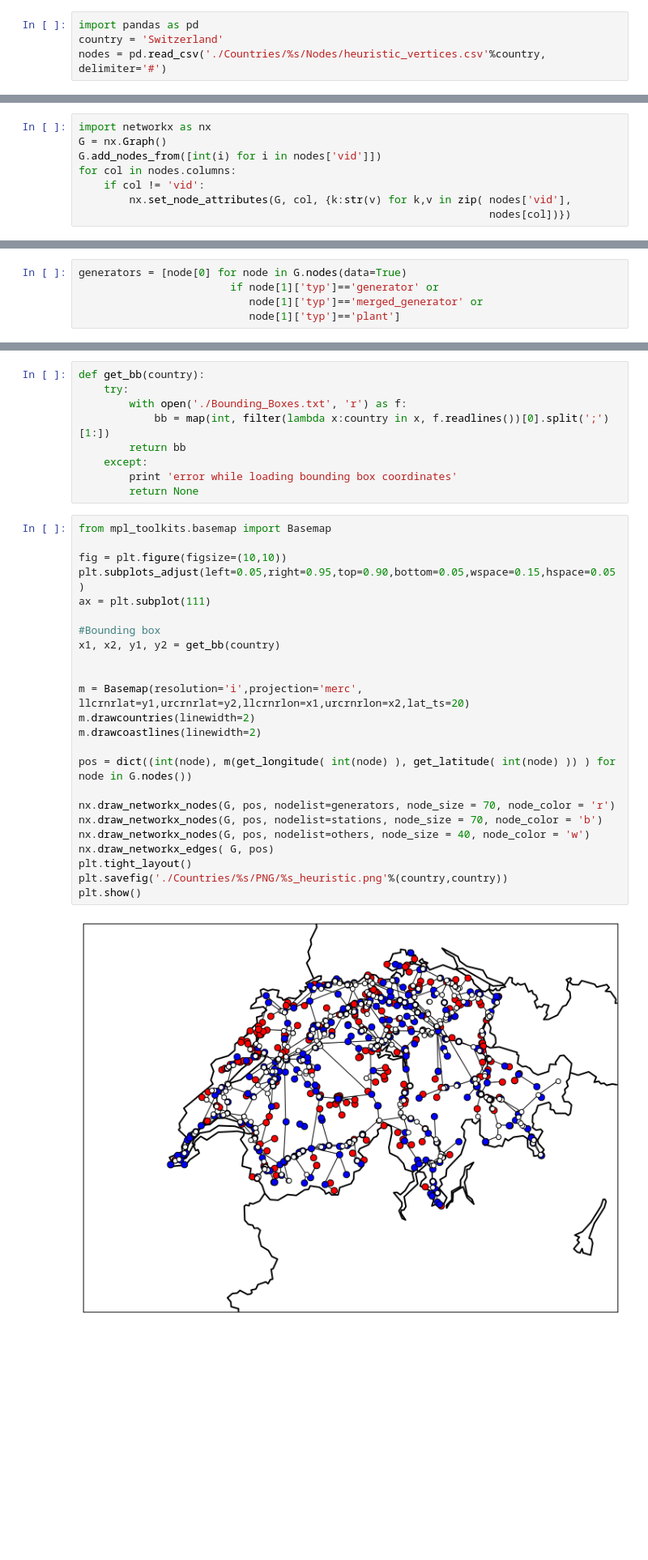
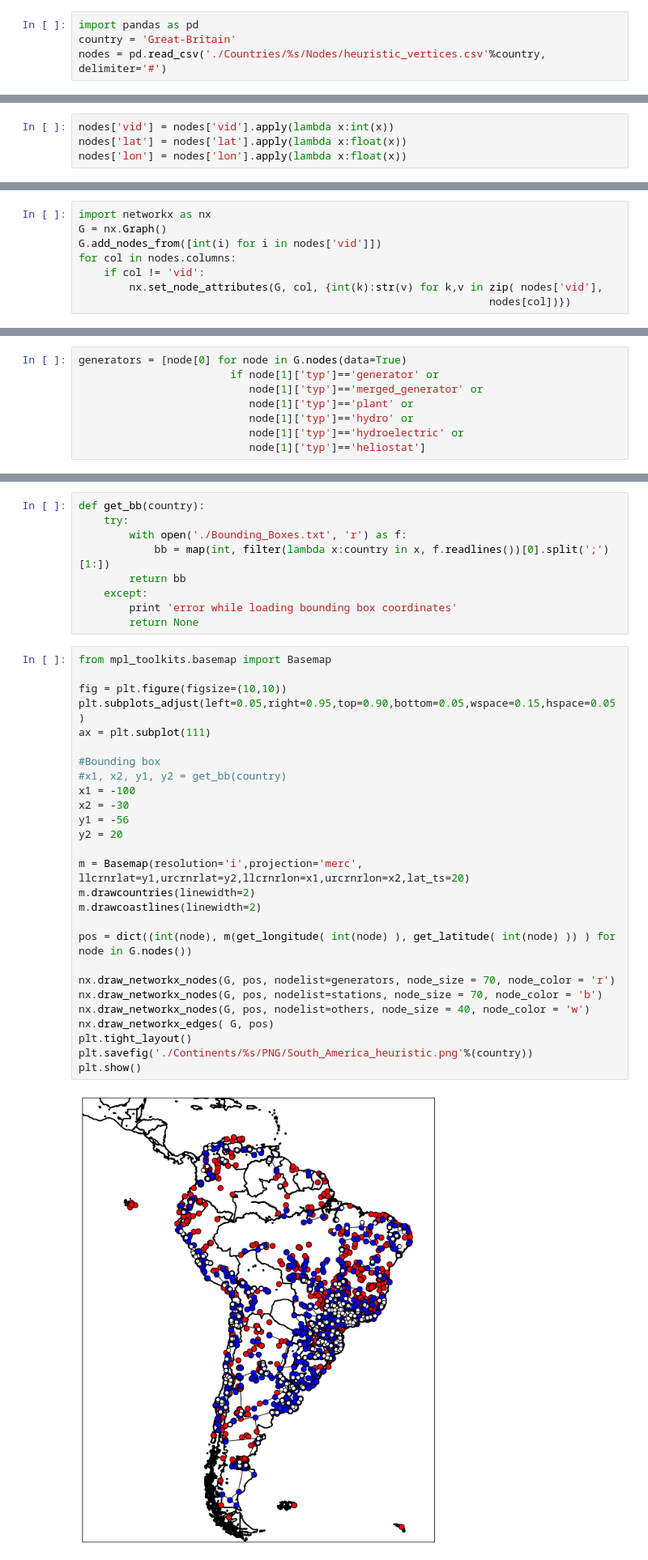
Before and after one commit to ComplexNetTSP/Power_grids, a Jupyter notebook: Example.ipynb, the cells around one changed output, grey strips where cells are left out. Shown: that part at 81% size. Cells and saved outputs as stored; diff of their text form; blank space fills up the shorter version.

```diff
--- a/Example.ipynb
+++ b/Example.ipynb
@@ -11,4 +55,4 @@ WARNING: pylab import has clobbered these variables: ['random', 'cosh', 'ldexp',
 # %%
 import pandas as pd
-country = 'Switzerland'
+country = 'Great-Britain'
 nodes = pd.read_csv('./Countries/%s/Nodes/heuristic_vertices.csv'%country, delimiter='#')
@@ -31,3 +77,7 @@ nodes.head(3)
+# %%
+nodes['vid'] = nodes['vid'].apply(lambda x:int(x))
+nodes['lat'] = nodes['lat'].apply(lambda x:float(x))
+nodes['lon'] = nodes['lon'].apply(lambda x:float(x))
 # %%
 np.unique(nodes['typ'].values)
 # %% [output]
@@ -62,7 +128,7 @@ G = nx.Graph()
 G.add_nodes_from([int(i) for i in nodes['vid']])
 for col in nodes.columns:
     if col != 'vid':
-        nx.set_node_attributes(G, col, {k:str(v) for k,v in zip( nodes['vid'],
+        nx.set_node_attributes(G, col, {int(k):str(v) for k,v in zip( nodes['vid'],
                                                                  nodes[col])})
 # %%
 G.nodes(data=True)[0]
@@ -117,7 +205,10 @@ G.remove_node(24522)
 generators = [node[0] for node in G.nodes(data=True)
                         if node[1]['typ']=='generator' or
                            node[1]['typ']=='merged_generator' or
-                           node[1]['typ']=='plant']
+                           node[1]['typ']=='plant' or
+                           node[1]['typ']=='hydro' or
+                           node[1]['typ']=='hydroelectric' or
+                           node[1]['typ']=='heliostat']
 # %%
 stations = [node[0] for node in G.nodes(data=True)
                         if node[1]['typ']=='station' or
@@ -151,29 +242,32 @@ def get_bb(country):
 # %%
 from mpl_toolkits.basemap import Basemap
 
 fig = plt.figure(figsize=(10,10))
 plt.subplots_adjust(left=0.05,right=0.95,top=0.90,bottom=0.05,wspace=0.15,hspace=0.05)
 ax = plt.subplot(111)
 
 #Bounding box
-x1, x2, y1, y2 = get_bb(country)
-
+#x1, x2, y1, y2 = get_bb(country)
+x1 = -100
+x2 = -30
+y1 = -56
+y2 = 20
 
 m = Basemap(resolution='i',projection='merc', llcrnrlat=y1,urcrnrlat=y2,llcrnrlon=x1,urcrnrlon=x2,lat_ts=20)
 m.drawcountries(linewidth=2)
 m.drawcoastlines(linewidth=2)
 
 pos = dict((int(node), m(get_longitude( int(node) ), get_latitude( int(node) )) ) for node in G.nodes())
 
 nx.draw_networkx_nodes(G, pos, nodelist=generators, node_size = 70, node_color = 'r')
 nx.draw_networkx_nodes(G, pos, nodelist=stations, node_size = 70, node_color = 'b')
 nx.draw_networkx_nodes(G, pos, nodelist=others, node_size = 40, node_color = 'w')
 nx.draw_networkx_edges( G, pos)
 plt.tight_layout()
-plt.savefig('./Countries/%s/PNG/%s_heuristic.png'%(country,country))
+plt.savefig('./Continents/%s/PNG/South_America_heuristic.png'%(country))
 plt.show()
 # %% [output]
-[figure, old version]
+[figure, new version]
 # %% [markdown]
 ### Save the graph
 # %%
```
Also changed, not shown: parts of 23 cells of this notebook, 45 other files.
